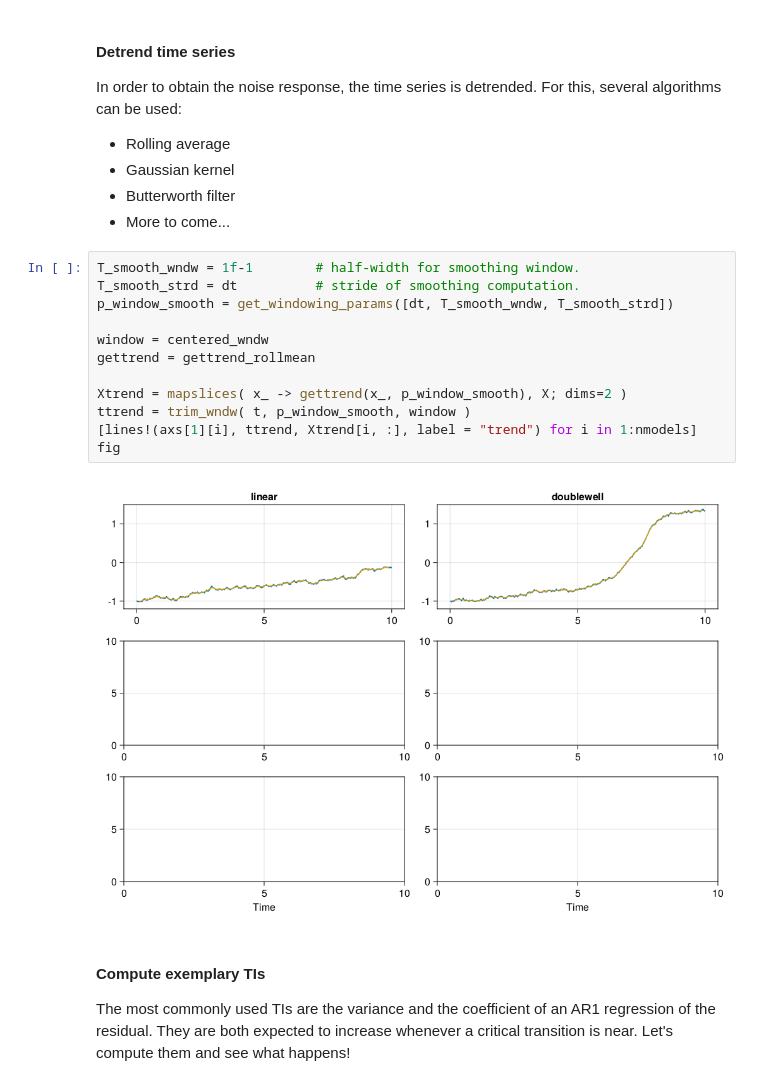
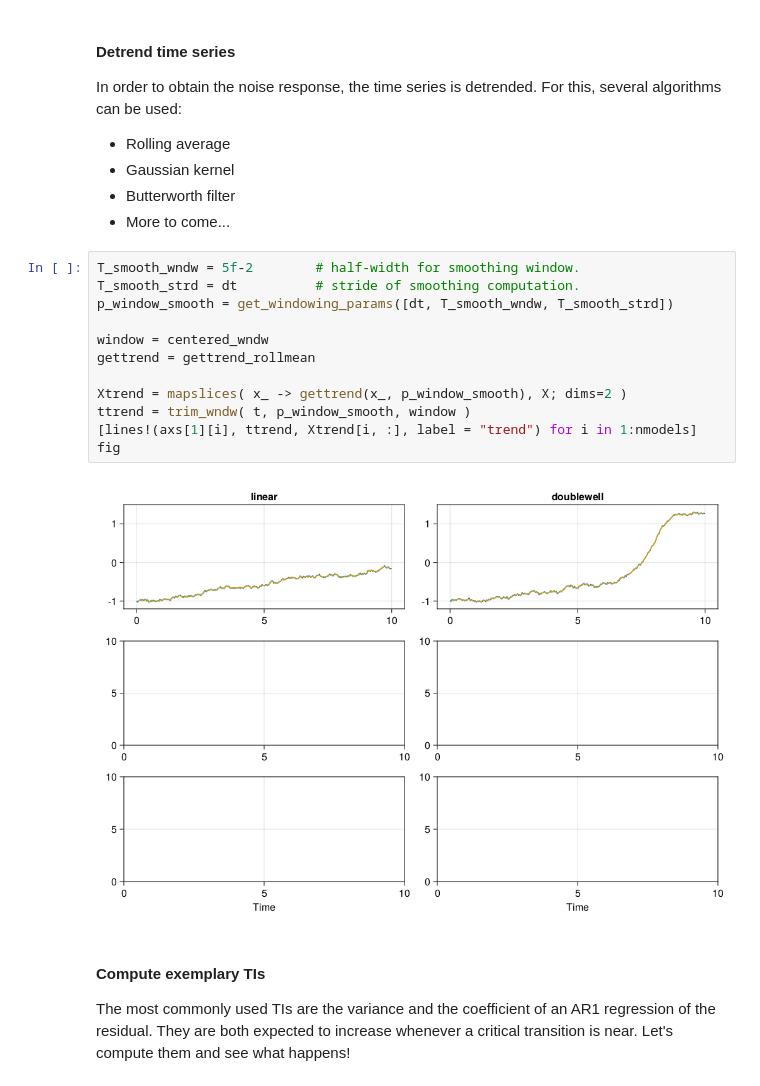
Before and after one commit to JanJereczek/StatisticalEWS, a Jupyter notebook: notebooks/demo_palma.ipynb, the cells around one changed output. Saved outputs shown, nothing was run; the diff lists cells and outputs as text.

```diff
--- a/notebooks/demo_palma.ipynb
+++ b/notebooks/demo_palma.ipynb
@@ -86,19 +86,19 @@ In order to obtain the noise response, the time series is detrended. For this, s
 - Butterworth filter
 - More to come...
 # %%
-T_smooth_wndw = 1f-1        # half-width for smoothing window.
+T_smooth_wndw = 5f-2        # half-width for smoothing window.
 T_smooth_strd = dt          # stride of smoothing computation.
 p_window_smooth = get_windowing_params([dt, T_smooth_wndw, T_smooth_strd])
 
 window = centered_wndw
 gettrend = gettrend_rollmean
 
 Xtrend = mapslices( x_ -> gettrend(x_, p_window_smooth), X; dims=2 )
 ttrend = trim_wndw( t, p_window_smooth, window )
 [lines!(axs[1][i], ttrend, Xtrend[i, :], label = "trend") for i in 1:nmodels]
 fig
 # %% [output]
-[figure, old version]
+[figure, new version]
 # %% [markdown]
 #### Compute exemplary TIs
 
```
Also changed, not shown: parts of 20 cells of this notebook, 4 other files.
